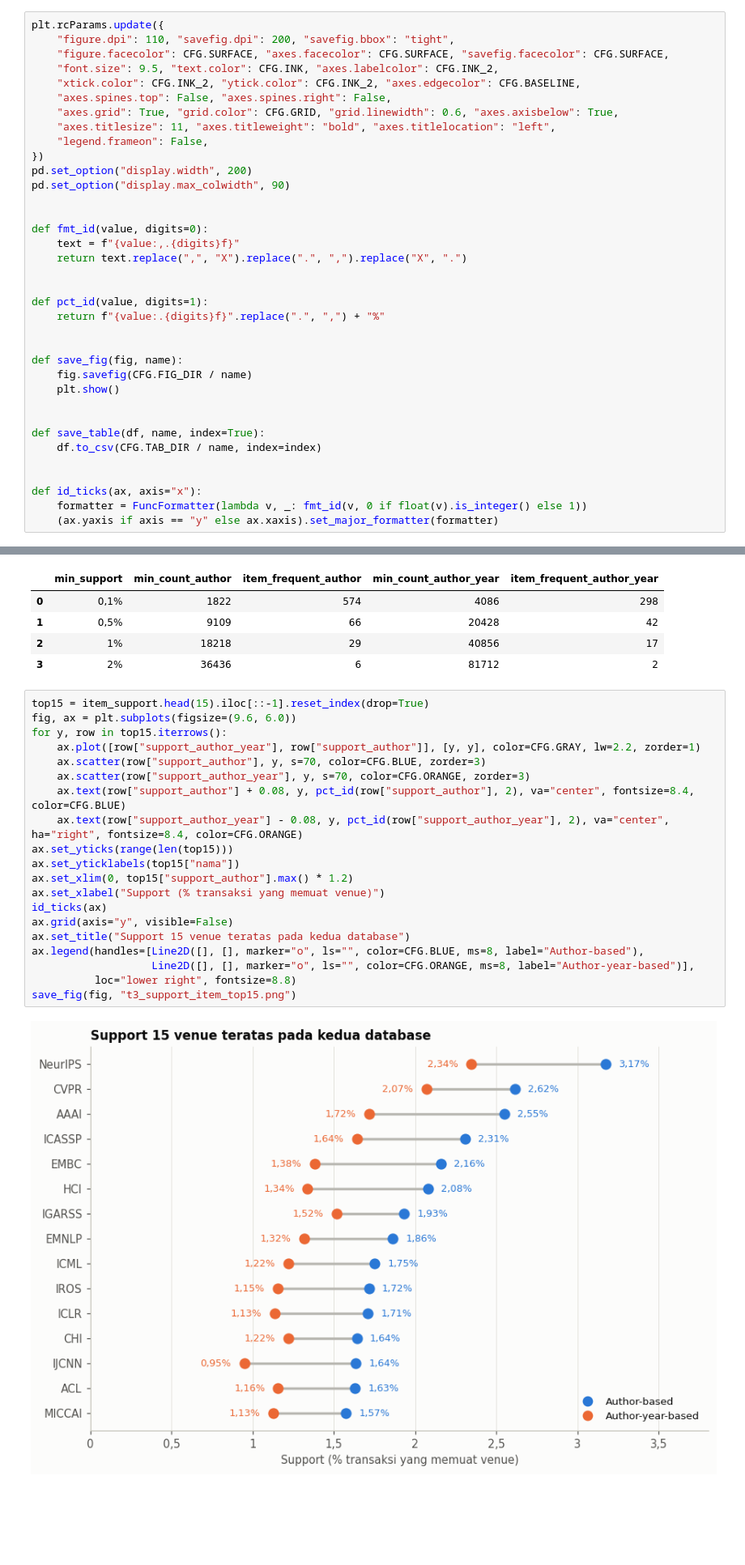
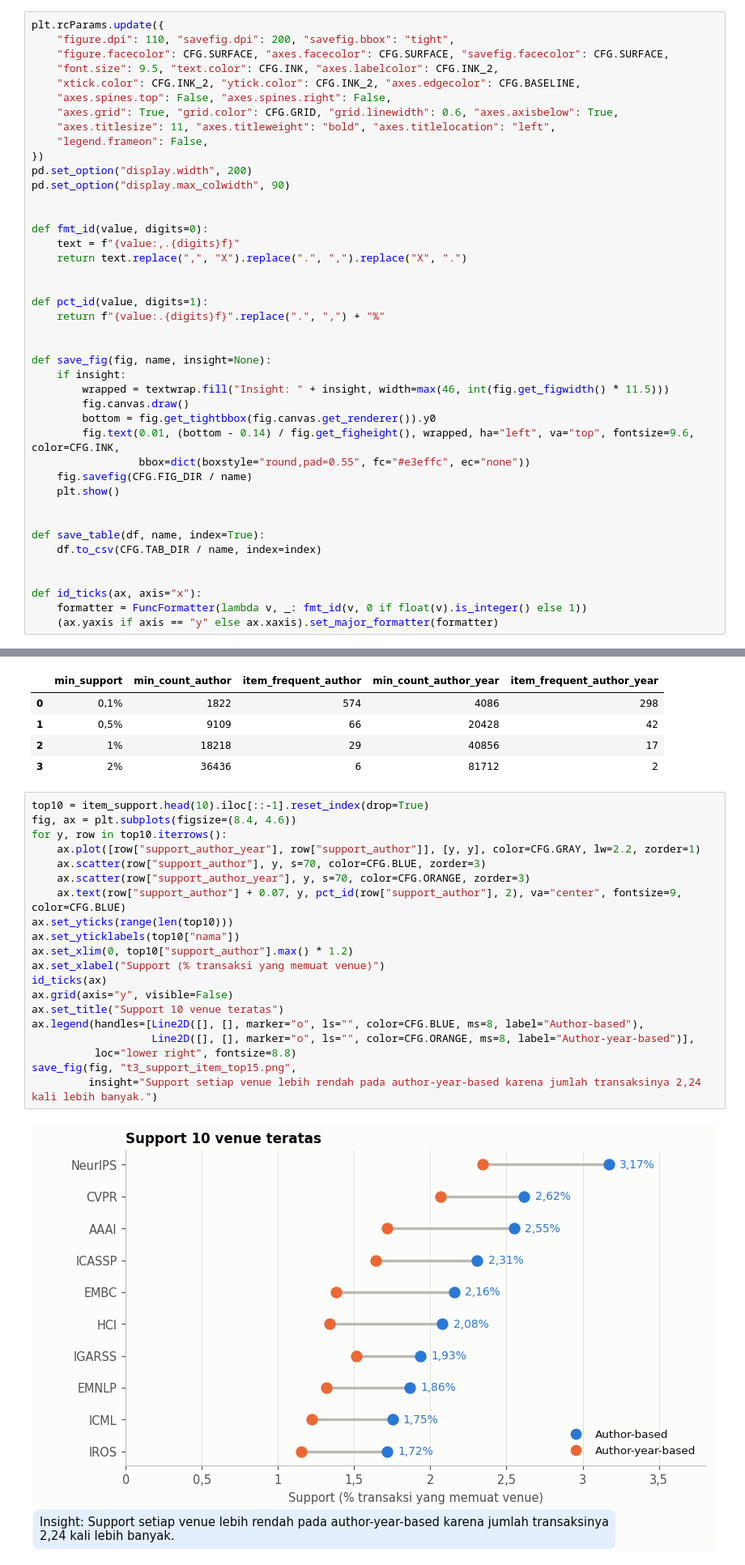
Before and after one commit to mahesa005/conference-pattern-mining-dblp, a Jupyter notebook: notebooks/02_transactions.ipynb, the cells around one changed output, grey strips where cells are left out. Shown at 81% size. Drawn from its saved outputs; the diff is of its cells as text; blank space fills up the shorter version.

```diff
--- a/notebooks/02_transactions.ipynb
+++ b/notebooks/02_transactions.ipynb
@@ -198,7 +198,13 @@ def pct_id(value, digits=1):
     return f"{value:.{digits}f}".replace(".", ",") + "%"
 
 
-def save_fig(fig, name):
+def save_fig(fig, name, insight=None):
+    if insight:
+        wrapped = textwrap.fill("Insight: " + insight, width=max(46, int(fig.get_figwidth() * 11.5)))
+        fig.canvas.draw()
+        bottom = fig.get_tightbbox(fig.canvas.get_renderer()).y0
+        fig.text(0.01, (bottom - 0.14) / fig.get_figheight(), wrapped, ha="left", va="top", fontsize=9.6, color=CFG.INK,
+                 bbox=dict(boxstyle="round,pad=0.55", fc="#e3effc", ec="none"))
     fig.savefig(CFG.FIG_DIR / name)
     plt.show()
 
@@ -722,26 +714,26 @@ NeurIPS            3.17                 2.34
 | 2 | 1% | 18218 | 29 | 40856 | 17 |
 | 3 | 2% | 36436 | 6 | 81712 | 2 |
 # %%
-top15 = item_support.head(15).iloc[::-1].reset_index(drop=True)
-fig, ax = plt.subplots(figsize=(9.6, 6.0))
-for y, row in top15.iterrows():
+top10 = item_support.head(10).iloc[::-1].reset_index(drop=True)
+fig, ax = plt.subplots(figsize=(8.4, 4.6))
+for y, row in top10.iterrows():
     ax.plot([row["support_author_year"], row["support_author"]], [y, y], color=CFG.GRAY, lw=2.2, zorder=1)
     ax.scatter(row["support_author"], y, s=70, color=CFG.BLUE, zorder=3)
     ax.scatter(row["support_author_year"], y, s=70, color=CFG.ORANGE, zorder=3)
-    ax.text(row["support_author"] + 0.08, y, pct_id(row["support_author"], 2), va="center", fontsize=8.4, color=CFG.BLUE)
-    ax.text(row["support_author_year"] - 0.08, y, pct_id(row["support_author_year"], 2), va="center", ha="right", fontsize=8.4, color=CFG.ORANGE)
-ax.set_yticks(range(len(top15)))
-ax.set_yticklabels(top15["nama"])
-ax.set_xlim(0, top15["support_author"].max() * 1.2)
+    ax.text(row["support_author"] + 0.07, y, pct_id(row["support_author"], 2), va="center", fontsize=9, color=CFG.BLUE)
+ax.set_yticks(range(len(top10)))
+ax.set_yticklabels(top10["nama"])
+ax.set_xlim(0, top10["support_author"].max() * 1.2)
 ax.set_xlabel("Support (% transaksi yang memuat venue)")
 id_ticks(ax)
 ax.grid(axis="y", visible=False)
-ax.set_title("Support 15 venue teratas pada kedua database")
+ax.set_title("Support 10 venue teratas")
 ax.legend(handles=[Line2D([], [], marker="o", ls="", color=CFG.BLUE, ms=8, label="Author-based"),
                    Line2D([], [], marker="o", ls="", color=CFG.ORANGE, ms=8, label="Author-year-based")],
           loc="lower right", fontsize=8.8)
-save_fig(fig, "t3_support_item_top15.png")
+save_fig(fig, "t3_support_item_top15.png",
+         insight="Support setiap venue lebih rendah pada author-year-based karena jumlah transaksinya 2,24 kali lebih banyak.")
 # %% [output]
-[figure, old version]
+[figure, new version]
 # %%
 grid = np.logspace(-4, np.log10(0.05), 200)
```
Also changed, not shown: parts of 7 cells of this notebook, 1 other file.
